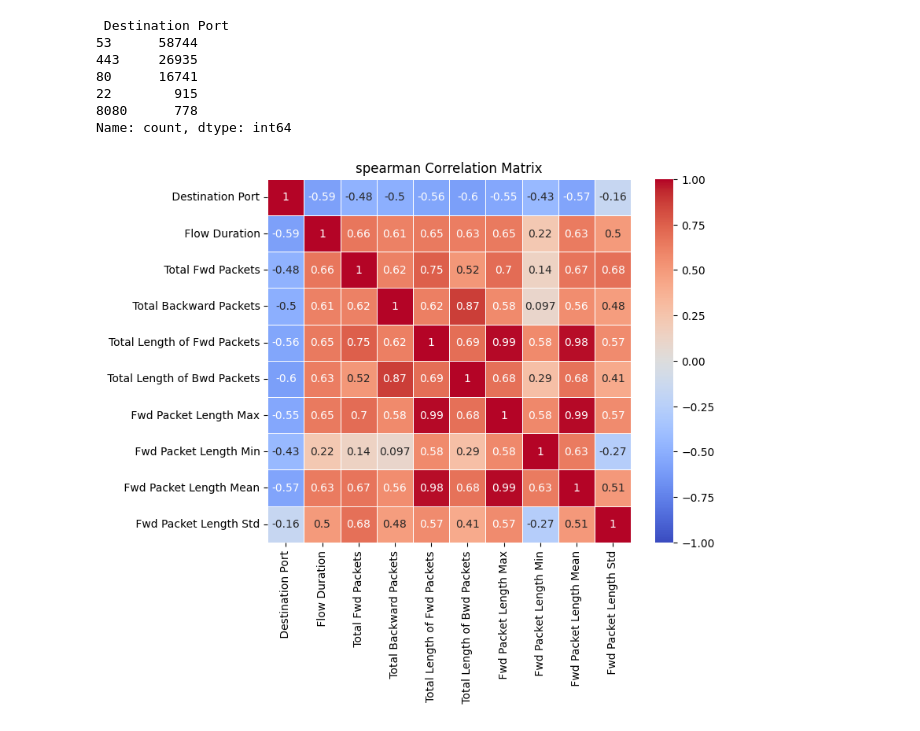
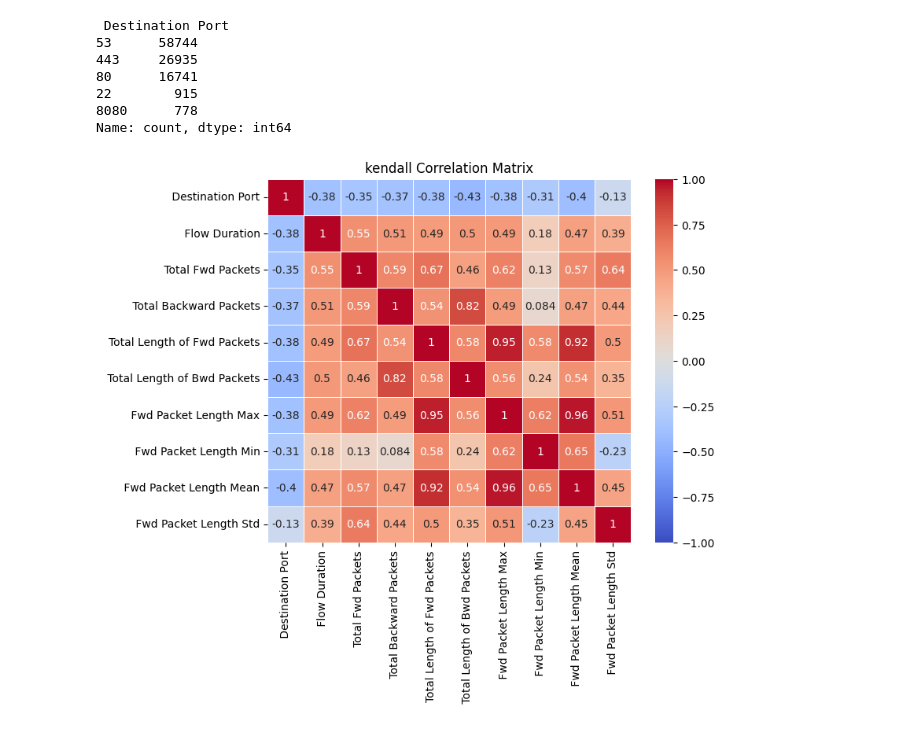
Before and after one commit to Edwin-Sanchez2003/anomaly-detection-practice, a Jupyter notebook: data-discovery.ipynb, the cells around one changed output. Drawn from its saved outputs; the diff is of its cells as text; code cells hidden in the pictures.

```diff
--- a/data-discovery.ipynb
+++ b/data-discovery.ipynb
@@ -96,27 +96,27 @@ Name: count, dtype: int64
 # %%
 # Correlation Matrix
 import seaborn as sns
 import matplotlib.pyplot as plt
 
 # drop a bunch of columns so we can see what's going on (too many)
 N : int = 10
 df_10_columns = df.iloc[:, :N]
 
 # Calculate the correlation matrix
 options : str = [ 'pearson', 'kendall', 'spearman']
-method : str = options[2]
+method : str = options[1]
 correlation_matrix = df_10_columns.corr(method=method)
 
 # Set up the matplotlib figure
 plt.figure(figsize=(8, 6))
 
 # Create a heatmap using seaborn
 sns.heatmap(correlation_matrix, annot=True, cmap='coolwarm', vmin=-1, vmax=1, linewidths=0.5, square=True)
 
 # Add title
 plt.title(f'{method} Correlation Matrix')
 
 # Show the plot
 plt.show()
 # %% [output]
-[figure, old version]
+[figure, new version]
```
Also changed, not shown: parts of 2 cells of this notebook.
